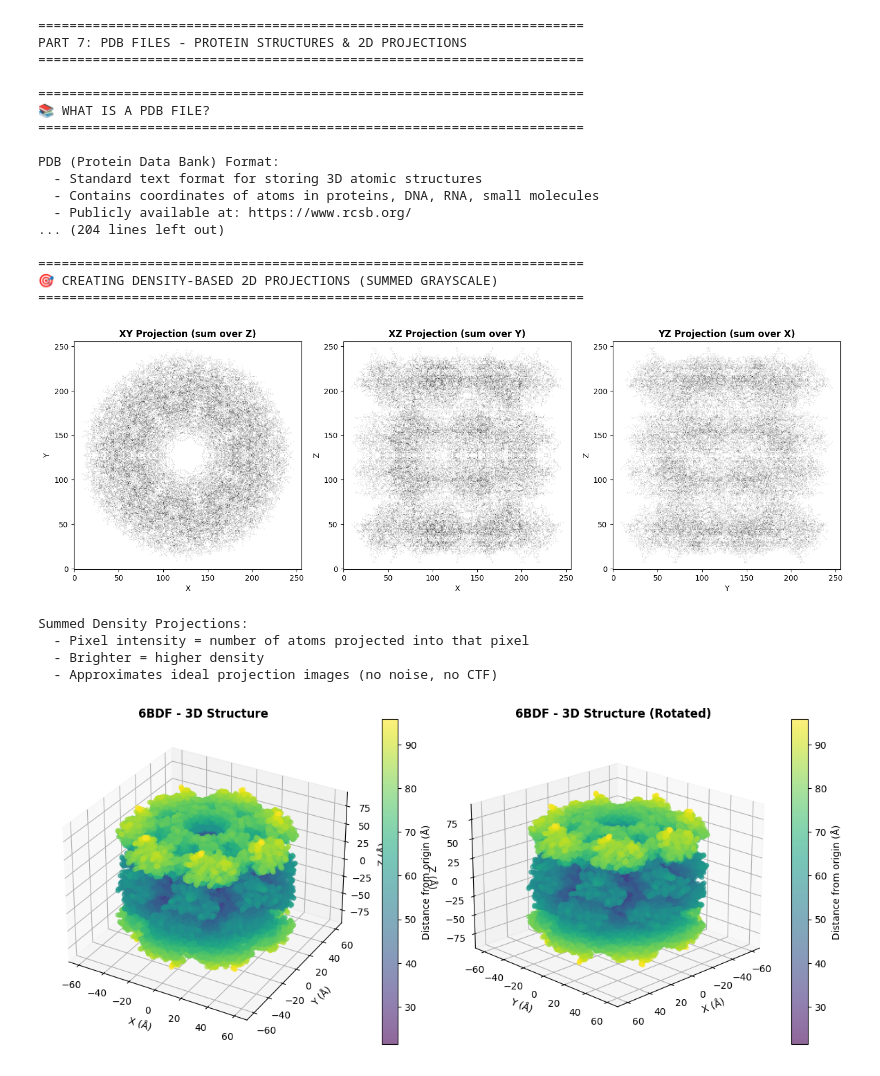
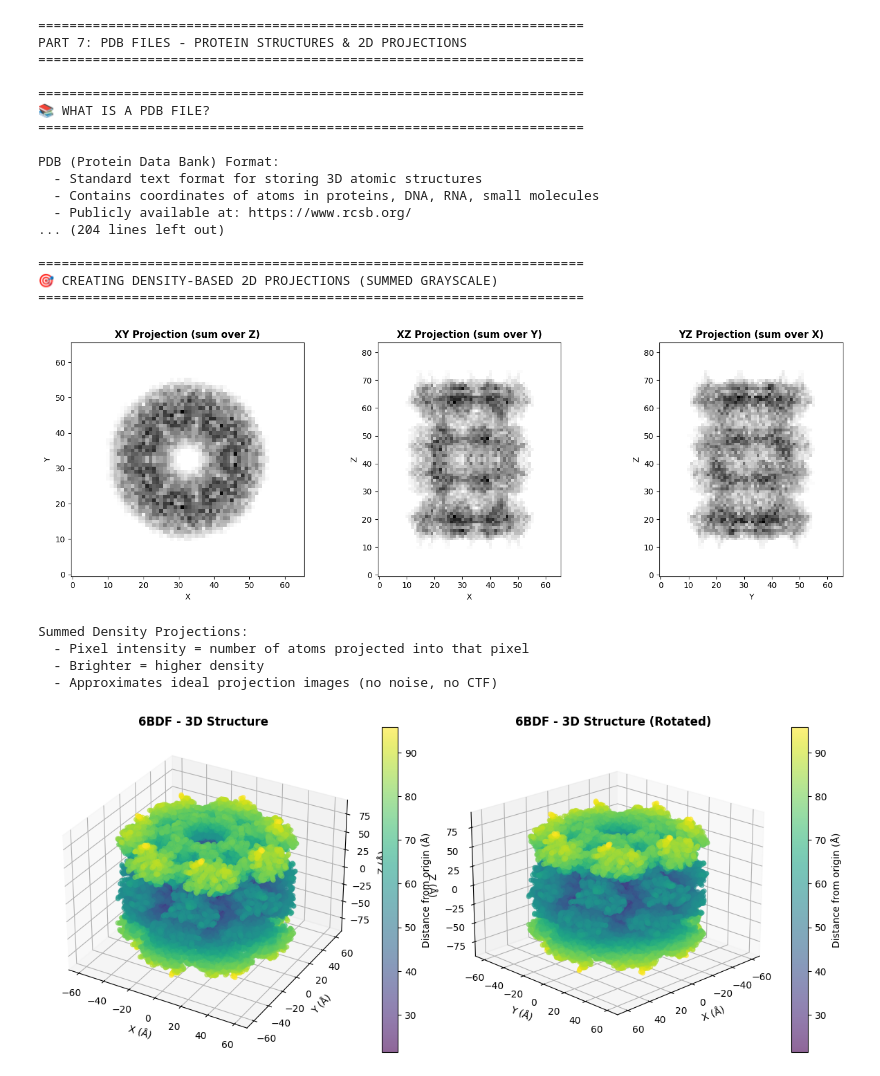
Before and after one commit to NathanLoketo/Projet_GPI-NF, a Jupyter notebook: Projet_GPI.ipynb, the cells around one changed output. Cells and saved outputs as stored; diff of their text form; code cells hidden in the pictures.

```diff
--- a/Projet_GPI.ipynb
+++ b/Projet_GPI.ipynb
@@ -62,7 +73,7 @@ file_size = os.path.getsize(output)
 print(f"\nFile size: {file_size / (1024**2):.2f} MB")
 
 with open(output, "rb") as f:
-    header = f.read(4)
+    magic_bytes = f.read(4)
 
 print("First 4 bytes:", header)
 
@@ -154,7 +165,6 @@ elif data.ndim == 2:
 
 else:
     print("\n⚠️ Unrecognized format")
-print(header.cella)
 # %% [output]
 Downloading MRC file...
 Downloading...
@@ -277,4 +293,5 @@ plt.show()
 # %%
+# @title
 print("="*70)
 print("PART 7: PDB FILES - PROTEIN STRUCTURES & 2D PROJECTIONS")
 print("="*70)
@@ -425,29 +442,73 @@ Key Columns:
     # Center coordinates
     coords_centered = coords - coords.mean(axis=0)
 
+    #Scaled coordinate to the same pixel size as the original image
+    pixel_size = 2.64  # Å/pixel
+    coords_scaled = coords_centered / pixel_size
+
     # Resolution of projection image
     img_size = 256  # pixels
     padding = 5     # Å padding around structure
 
     # Function to create summed projection
-    def create_projection(coord1, coord2, bins=256):
-        # Determine bounds
-        min1, max1 = coord1.min() - padding, coord1.max() + padding
-        min2, max2 = coord2.min() - padding, coord2.max() + padding
+    # def create_projection(coord1, coord2, bins=256):
+    #     # Determine bounds
+    #     min1, max1 = coord1.min() - padding, coord1.max() + padding
+    #     min2, max2 = coord2.min() - padding, coord2.max() + padding
 
-        # 2D histogram (counts = density)
-        H, xedges, yedges = np.histogram2d(coord1, coord2, bins=bins,
-                                        range=[[min1, max1], [min2, max2]])
+    #     # 2D histogram (counts = density)
+    #     H, xedges, yedges = np.histogram2d(coord1, coord2, bins=bins,
+    #                                     range=[[min1, max1], [min2, max2]])
 
-        # Normalize for display
+    #     # Normalize for display
+    #     H = H / H.max()
+    #     H = 1 - H
+    #     return H
+
+    def create_projection(coord1, coord2, pixel_size, padding=10):
+
+        # coordonnées déjà en pixels
+        min1 = np.floor(coord1.min()) - padding
+        max1 = np.ceil(coord1.max()) + padding
+
+        min2 = np.floor(coord2.min()) - padding
+        max2 = np.ceil(coord2.max()) + padding
+
+        bins1 = int(max1 - min1)
+        bins2 = int(max2 - min2)
+
+        H, _, _ = np.histogram2d(
+            coord1,
+            coord2,
+            bins=[bins1, bins2],
+            range=[[min1, max1], [min2, max2]]
+        )
         H = H / H.max()
         H = 1 - H
         return H
 
-    # Create projections
-    proj_xy = create_projection(coords_centered[:, 0], coords_centered[:, 1], img_size)
-    proj_xz = create_projection(coords_centered[:, 0], coords_centered[:, 2], img_size)
-    proj_yz = create_projection(coords_centered[:, 1], coords_centered[:, 2], img_size)
+    # # Create projections
+    # proj_xy = create_projection(coords_centered[:, 0], coords_centered[:, 1], img_size)
+    # proj_xz = create_projection(coords_centered[:, 0], coords_centered[:, 2], img_size)
+    # proj_yz = create_projection(coords_centered[:, 1], coords_centered[:, 2], img_size)
+
+    proj_xy = create_projection(
+    coords_scaled[:,0],
+    coords_scaled[:,1],
+    pixel_size
+)
+
+    proj_xz = create_projection(
+    coords_scaled[:,0],
+    coords_scaled[:,2],
+    pixel_size
+)
+
+    proj_yz = create_projection(
+    coords_scaled[:,1],
+    coords_scaled[:,2],
+    pixel_size
+)
 
     # Plot projections
     fig, axes = plt.subplots(1, 3, figsize=(15, 5))
@@ -502,34 +563,34 @@ Key Columns:
     ax5.set_title(f'{pdb_id} - 3D Structure (Rotated)', fontsize=12, fontweight='bold')
     plt.colorbar(scatter2, ax=ax5, label='Distance from origin (Å)')
 
     plt.tight_layout()
     plt.show()
 
 
 except urllib.error.URLError as e:
     print(f"❌ Error downloading PDB file: {e}")
     print("   Make sure you have internet connection")
 except Exception as e:
     print(f"❌ Error: {type(e).__name__}: {e}")
 # %% [output]
 ======================================================================
 PART 7: PDB FILES - PROTEIN STRUCTURES & 2D PROJECTIONS
 ======================================================================
 
 ======================================================================
 📚 WHAT IS A PDB FILE?
 ======================================================================
 
 PDB (Protein Data Bank) Format:
   - Standard text format for storing 3D atomic structures
   - Contains coordinates of atoms in proteins, DNA, RNA, small molecules
   - Publicly available at: https://www.rcsb.org/
 ... (204 lines left out)
 
 ======================================================================
 🎯 CREATING DENSITY-BASED 2D PROJECTIONS (SUMMED GRAYSCALE)
 ======================================================================
-[figure, old version]
+[figure, new version]
 Summed Density Projections:
   - Pixel intensity = number of atoms projected into that pixel
   - Brighter = higher density
```
Also changed, not shown: parts of 9 cells of this notebook.
